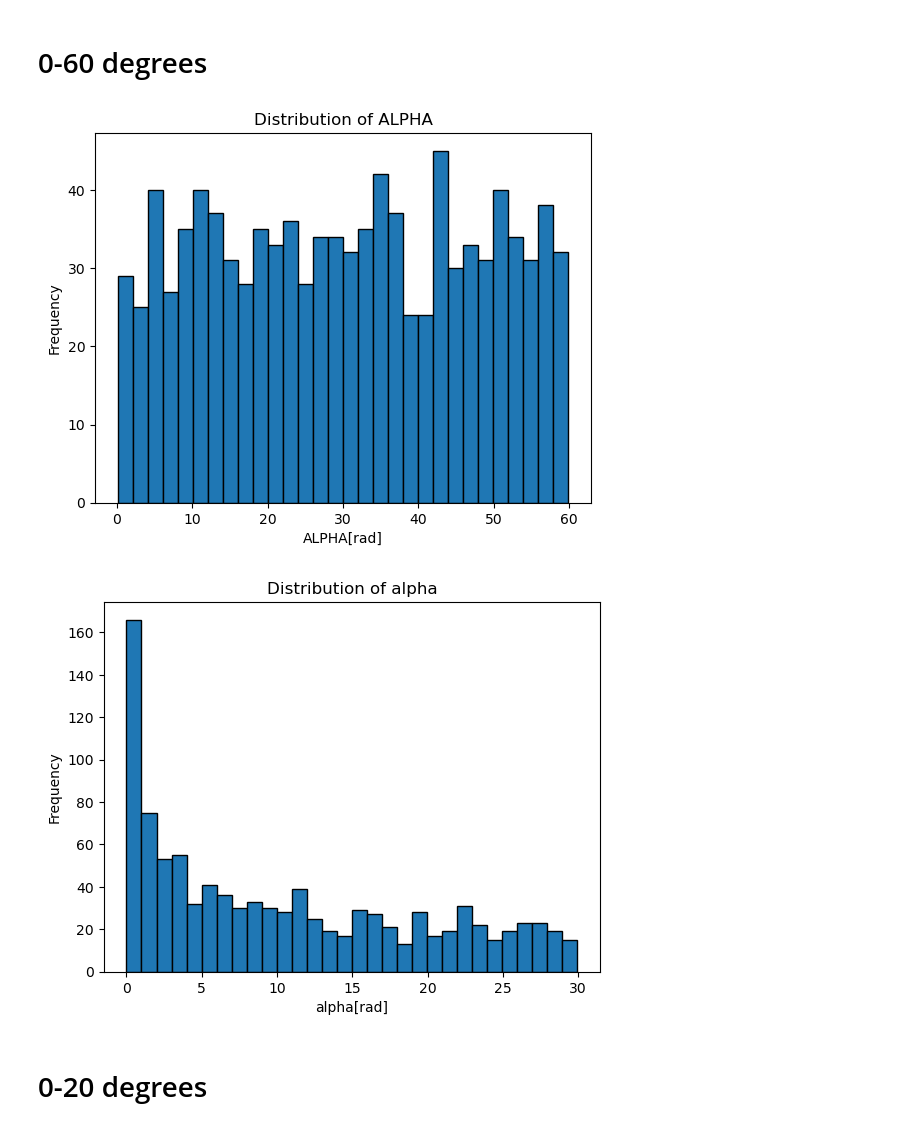
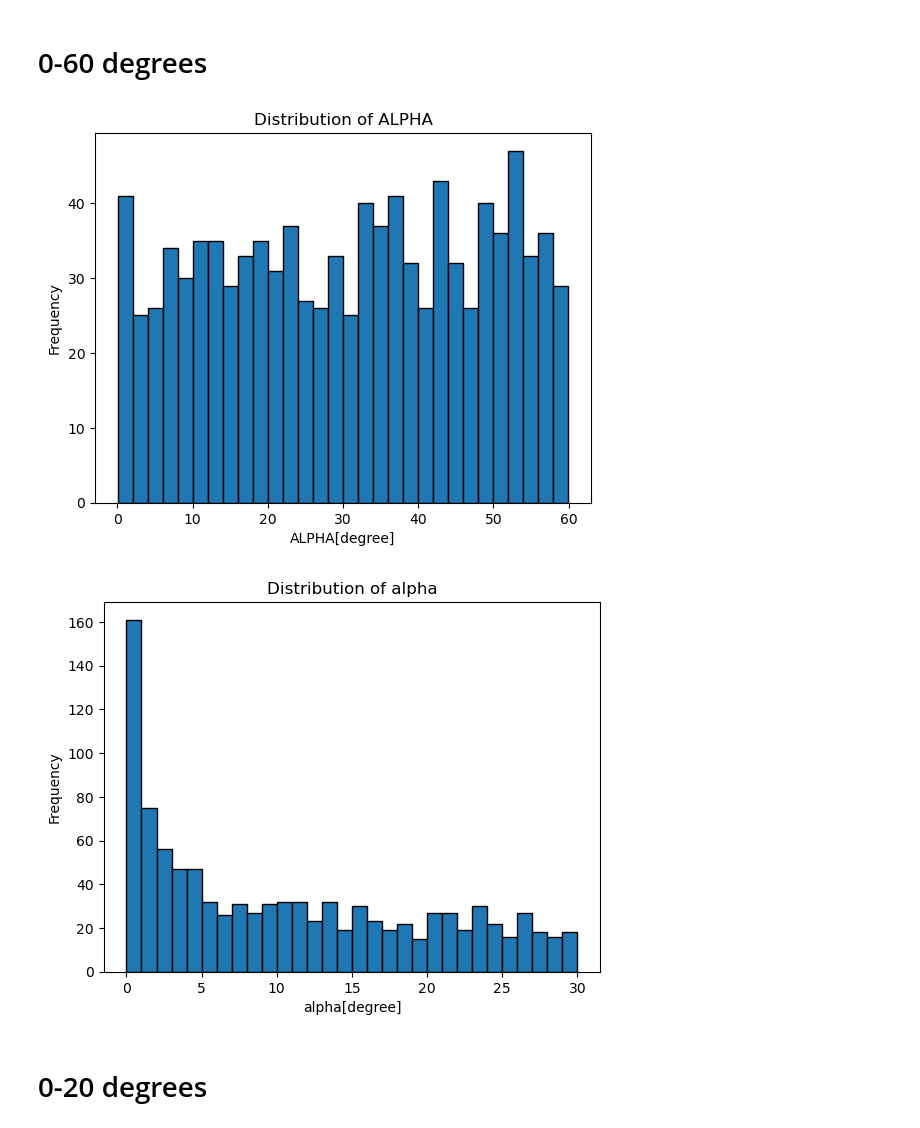
Before and after one commit to ryusei172525/SSP2024_GalaxyClusters, a Jupyter notebook: angle_distribution.ipynb, the cells around one changed output. Drawn from its saved outputs; the diff is of its cells as text; code cells hidden in the pictures.

```diff
--- a/angle_distribution.ipynb
+++ b/angle_distribution.ipynb
@@ -41,37 +41,37 @@ plt.show()
 import numpy as np
 import matplotlib.pyplot as plt
 
 N_mc = 1000
 ALPHAS = []
 alphas = []
 
 for i in range(N_mc):
     # Draw a random alpha, merger axis angles with respect to the sky
     ALPHA = np.random.rand() * (np.pi / 3)
     ALPHA_degrees = np.degrees(ALPHA) # radian to degrees
     ALPHAS.append(ALPHA_degrees)
 
     # Since not all alpha are equally likely.
     alpha = (1 - np.cos(ALPHA)) * (np.pi /3)
     alpha_degrees = np.degrees(alpha)  # radian to degrees
     alphas.append(alpha_degrees)
 
 # プロットの作成
 plt.hist(ALPHAS, bins=30, edgecolor='black')
-plt.xlabel('ALPHA[rad]')
+plt.xlabel('ALPHA[degree]')
 plt.ylabel('Frequency')
 plt.title('Distribution of ALPHA')
 plt.show()
 
 # プロットの作成
 plt.hist(alphas, bins=30, edgecolor='black')
-plt.xlabel('alpha[rad]')
+plt.xlabel('alpha[degree]')
 plt.ylabel('Frequency')
 plt.title('Distribution of alpha')
 plt.show()
 # %% [output]
-[figure, old version]
+[figure, new version]
-[figure, old version]
+[figure, new version]
 # %% [markdown]
 # 0-20 degrees
 # %%
```
Also changed, not shown: parts of 2 cells of this notebook.
